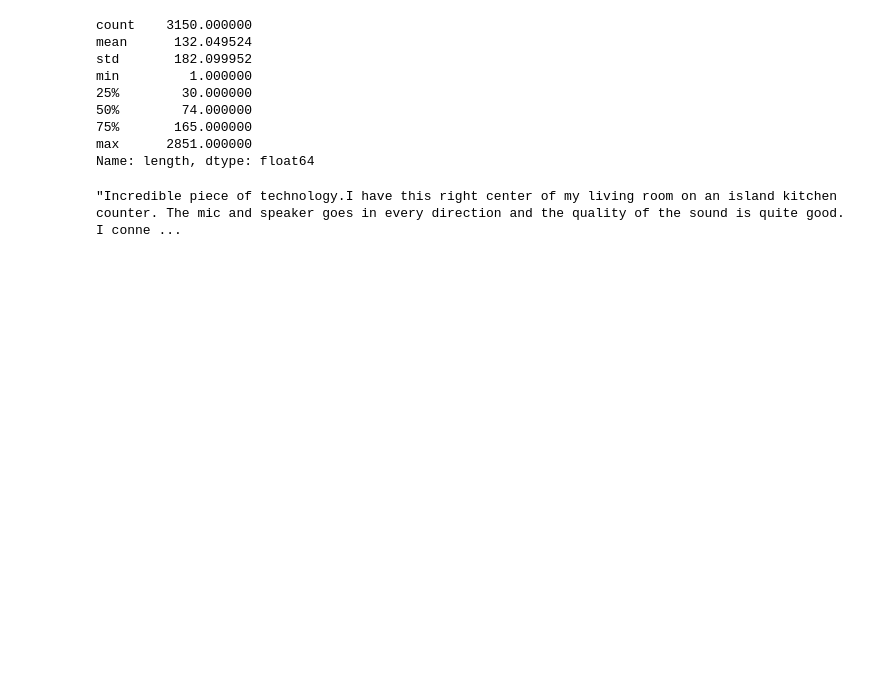
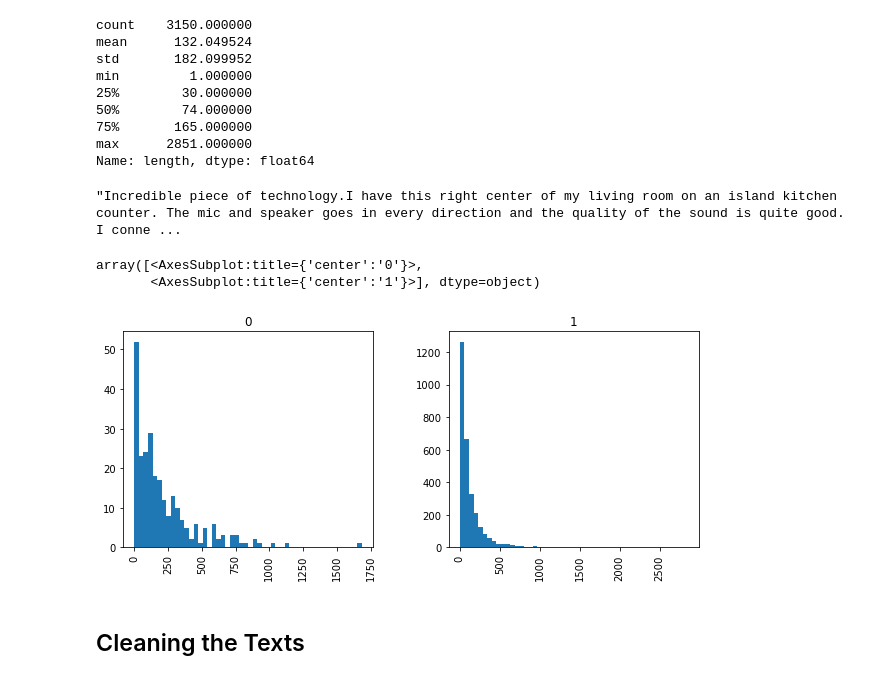
Before and after one commit to numbskullx26/amazon-alexa-reviews-NLP, a Jupyter notebook: Amazon Alexa.ipynb, the cells around one changed output. Cells and saved outputs as stored; diff of their text form; code cells hidden in the pictures; blank space fills up the shorter version.

```diff
--- a/Amazon Alexa.ipynb
+++ b/Amazon Alexa.ipynb
@@ -113,0 +112,6 @@ df_review
+# %%
+df_review.hist(column="length",by="feedback",bins=50,figsize=(10,4))
+# %% [output]
+array([<AxesSubplot:title={'center':'0'}>,
+       <AxesSubplot:title={'center':'1'}>], dtype=object)
+[figure, added]
@@ -113,0 +123,2 @@ df_review
+# %% [markdown]
+## Cleaning the Texts
```
Also changed, not shown: parts of 5 cells of this notebook.
